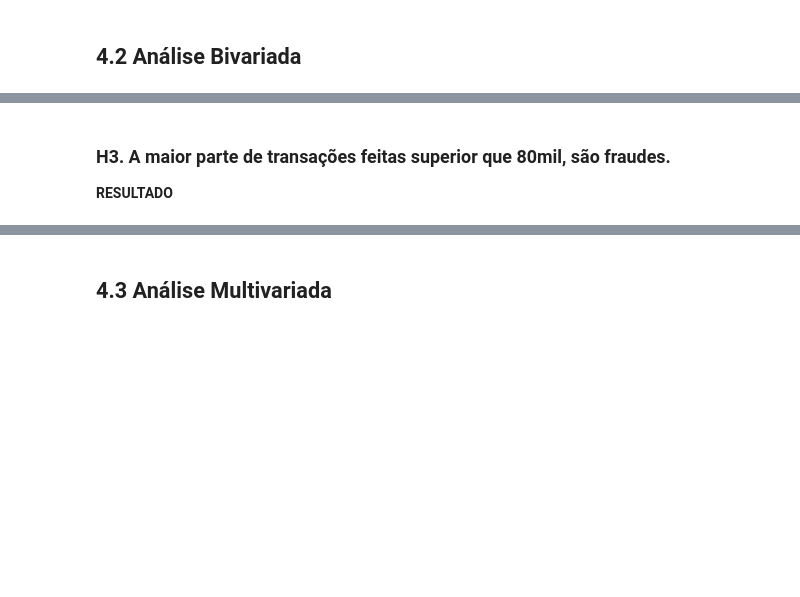
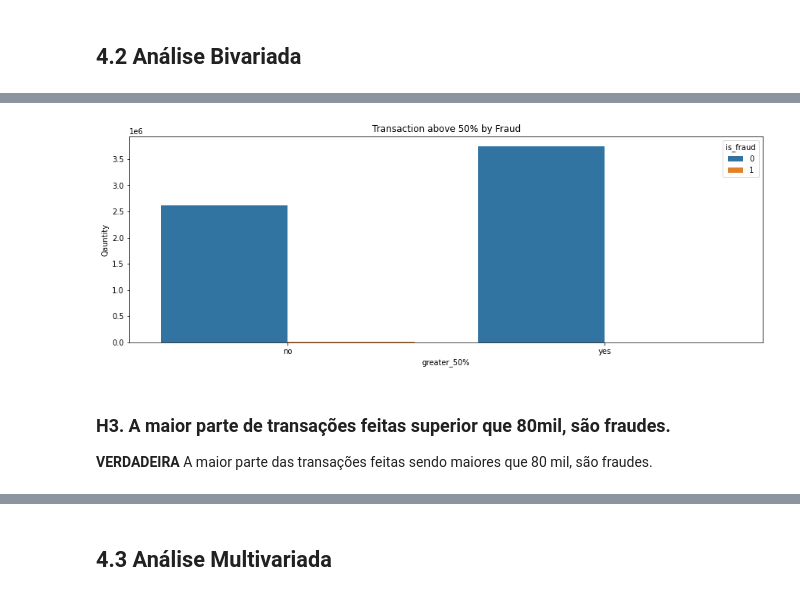
Before and after one commit to Jhonatanslopes/Financial-Fraud-Detection, a Jupyter notebook: notebook/notebook.ipynb, the cells around one changed output, grey strips where cells are left out. Saved outputs shown, nothing was run; the diff lists cells and outputs as text; code cells hidden in the pictures; blank space fills up the shorter version.

```diff
--- a/notebook/notebook.ipynb
+++ b/notebook/notebook.ipynb
@@ -333,4 +440,11 @@ A maior parte das transações são feitas de saques e de pagamentos, e a minori
+# %%
+plt.figure(figsize=(15, 5))
+sns.countplot(x='greater_50%', data=df4, hue='is_fraud')
+plt.ylabel('Qauntity')
+plt.title('Transaction above 50% by Fraud');
+# %% [output]
+[figure, added]
 # %% [markdown]
 ### H3. A maior parte de transações feitas superior que 80mil, são fraudes.
 
-**RESULTADO**
+**VERDADEIRA** A maior parte das transações feitas sendo maiores que 80 mil, são fraudes.
```
Also changed, not shown: parts of 39 cells of this notebook.
